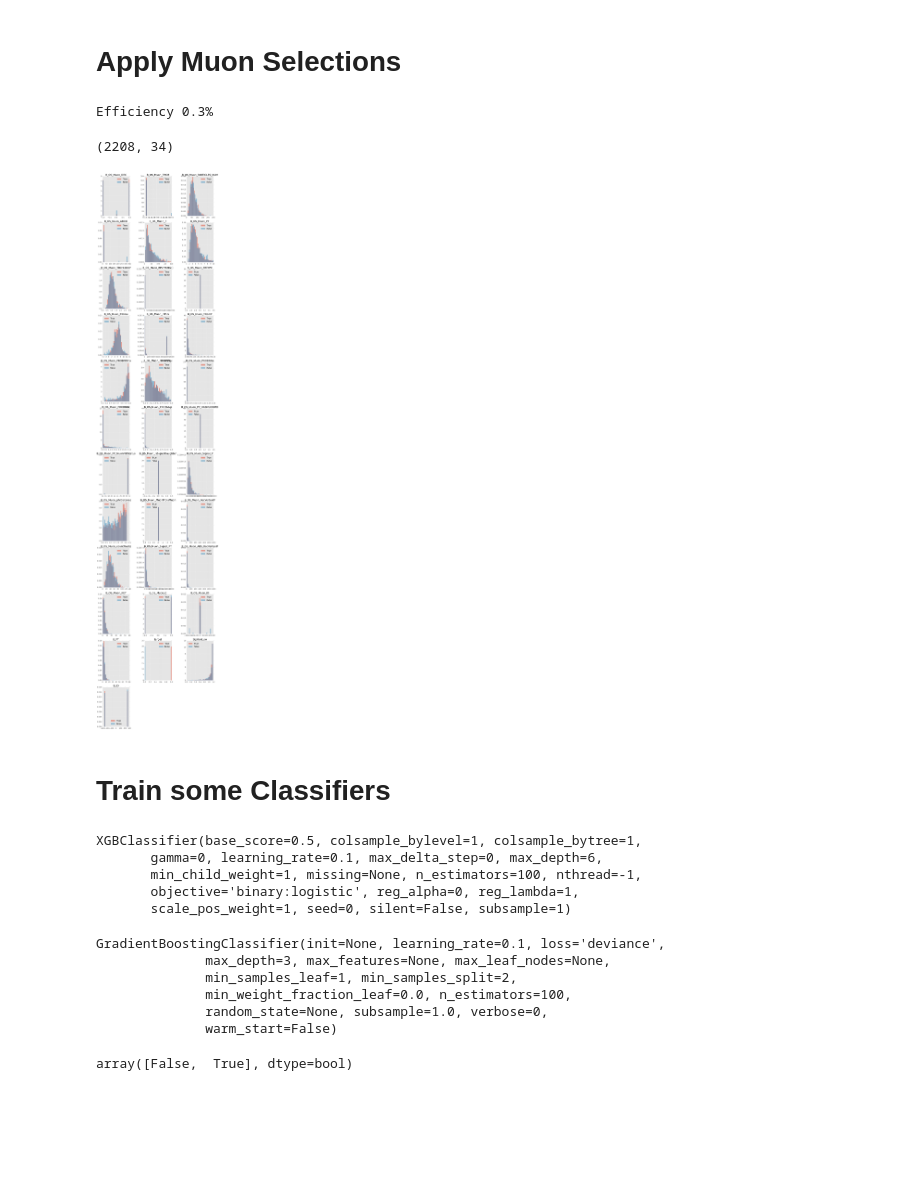
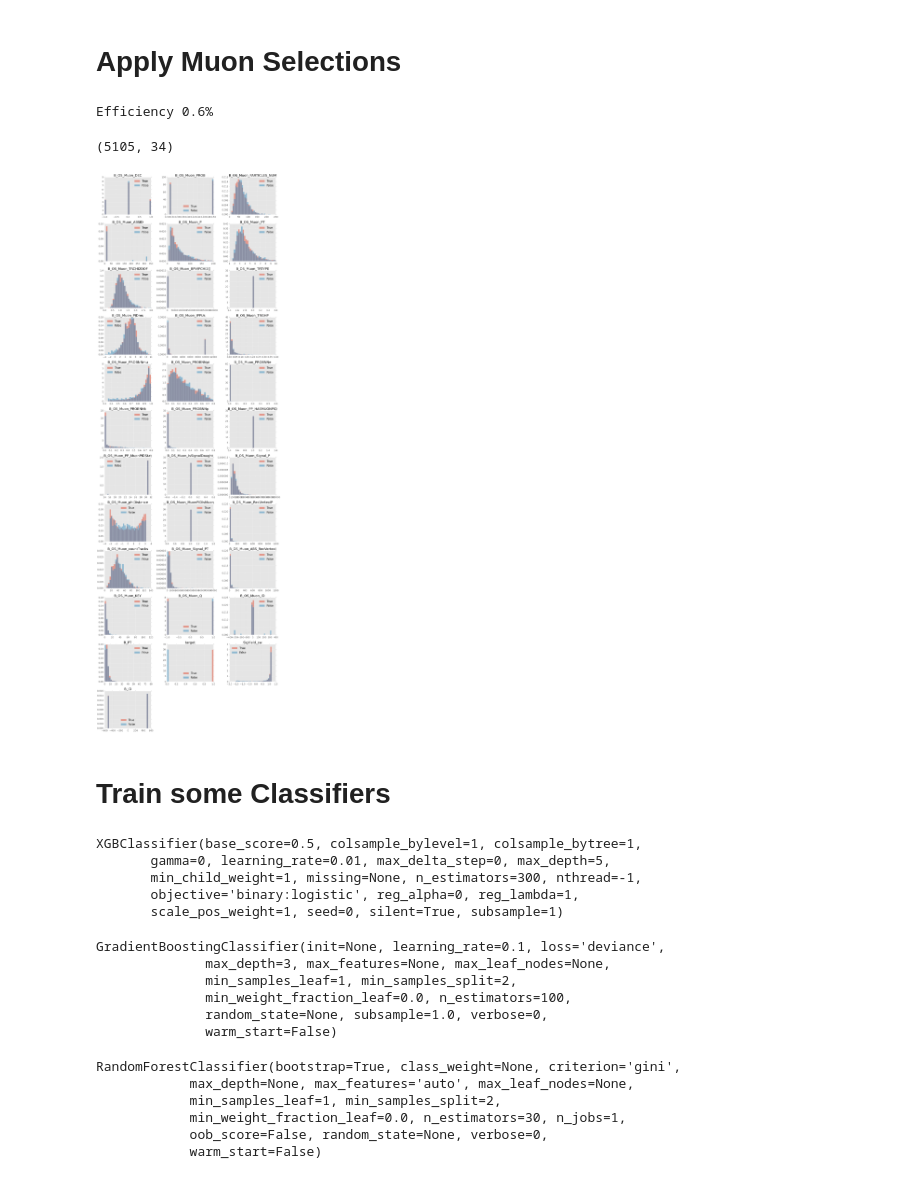
Before and after one commit to bixel/fttrainer, a Jupyter notebook: pandas-training-test.ipynb, the cells around one changed output. Saved outputs shown, nothing was run; the diff lists cells and outputs as text; code cells hidden in the pictures; blank space fills up the shorter version.

```diff
--- a/pandas-training-test.ipynb
+++ b/pandas-training-test.ipynb
@@ -25,7 +25,7 @@ from scripts.data_preparation import get_single_tagging_particles, concat_df_chu
 %matplotlib inline
 plt.style.use('ggplot')
 plt.rcParams['figure.figsize'] = (12, 7)
-plt.rcParams['font.size'] = 16
+plt.rcParams['font.size'] = 14
 # %% [markdown]
 # Read in Data from `/net/storage`
 # %%
@@ -114,7 +106,7 @@ classic_data = classic_data[
     (classic_data.B_OS_Muon_P > 0)
     & (classic_data.B_OS_Muon_PT > 0.5)
     & (classic_data.B_OS_Muon_IsSignalDaughter == 0)
-    & (classic_data.B_OS_Muon_phiDistance > 0.005)
+#    & (classic_data.B_OS_Muon_phiDistance > 0.005)
     & (classic_data.B_OS_Muon_MuonPIDIsMuon == 1)
     & (classic_data.B_OS_Muon_TRCHI2DOF < 3)
     & (classic_data['B_OS_Muon_BPVIPCHI2()'] > 0)
@@ -125,33 +117,33 @@ classic_data = classic_data[
     & (classic_data.B_OS_Muon_PROBNNe < 0.8)
     & (classic_data.B_OS_Muon_PROBNNk < 0.8)
     & (classic_data.B_OS_Muon_PROBNNp < 0.8)
-    & (classic_data.SigYield_sw > 0)
+#    & (classic_data.SigYield_sw > 0)
 ]
 efficiency = len(classic_data) / before
 labels = classic_data.target
 
 print('Efficiency {:2.1f}%'.format(100 * efficiency))
 # %% [output]
-Efficiency 0.3%
+Efficiency 0.6%
 # %%
 classic_data.shape
 # %% [output]
-(2208, 34)
+(5105, 34)
 # %%
 ncols = 3
 nrows = np.ceil(len(classic_data.columns)/ncols)
-plt.figure(figsize=(16, nrows * 6))
+plt.figure(figsize=(16, nrows * 4))
 for i, f in enumerate(classic_data.columns):
     plt.subplot(nrows, ncols, i+1)
     _, bins = np.histogram(classic_data[f], 30)
     classic_data[labels==True][f].hist(bins=bins, alpha=0.5, label='True', normed=True)
     classic_data[labels==False][f].hist(bins=bins, alpha=0.5, label='False', normed=True)
-    plt.title(f[:32])
+    plt.title(f[:24])
     plt.legend(loc='best')
 plt.tight_layout()
 plt.show()
 # %% [output]
-[figure, old version]
+[figure, new version]
 # %% [markdown]
 # Train some Classifiers
 # %%
@@ -166,9 +158,9 @@ gbm = xgb.XGBClassifier(max_depth=6, silent=False)
 # %%
-gbm.fit(train_data[classic_MVA_features], train_labels)
+xgboost_model.fit(train_data[classic_MVA_features], train_labels)
 # %% [output]
 XGBClassifier(base_score=0.5, colsample_bylevel=1, colsample_bytree=1,
-       gamma=0, learning_rate=0.1, max_delta_step=0, max_depth=6,
-       min_child_weight=1, missing=None, n_estimators=100, nthread=-1,
+       gamma=0, learning_rate=0.01, max_delta_step=0, max_depth=5,
+       min_child_weight=1, missing=None, n_estimators=300, nthread=-1,
        objective='binary:logistic', reg_alpha=0, reg_lambda=1,
-       scale_pos_weight=1, seed=0, silent=False, subsample=1)
+       scale_pos_weight=1, seed=0, silent=True, subsample=1)
 # %%
@@ -188,7 +180,13 @@ GradientBoostingClassifier(init=None, learning_rate=0.1, loss='deviance',
 # %%
 gb_probas = gb.predict_proba(test_data[classic_MVA_features])[:,1]
 gb_score = roc_auc_score(test_labels, gb_probas)
-# %%
-gb.classes_
-# %% [output]
-array([False,  True], dtype=bool)
+# %%
+rf = RandomForestClassifier(n_estimators=30)
+rf.fit(train_data[classic_MVA_features], train_labels)
+# %% [output]
+RandomForestClassifier(bootstrap=True, class_weight=None, criterion='gini',
+            max_depth=None, max_features='auto', max_leaf_nodes=None,
+            min_samples_leaf=1, min_samples_split=2,
+            min_weight_fraction_leaf=0.0, n_estimators=30, n_jobs=1,
+            oob_score=False, random_state=None, verbose=0,
+            warm_start=False)
```
Also changed, not shown: parts of 16 cells of this notebook.
